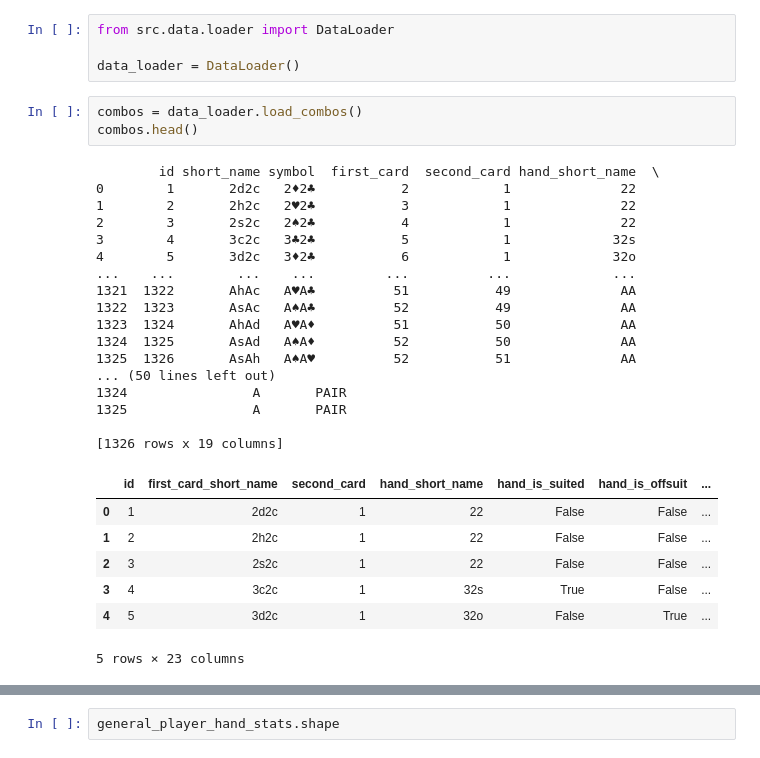
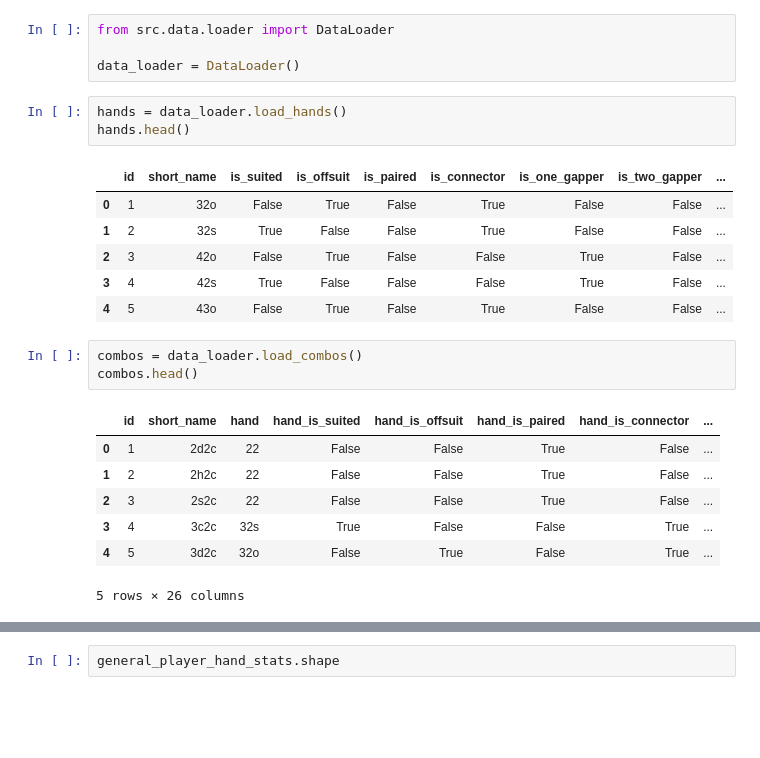
Before and after one commit to Manggy94/PokerDataAnalytics, a Jupyter notebook: notebooks/explore_hand_histories.ipynb, the cells around one changed output, grey strips where cells are left out. Saved outputs shown, nothing was run; the diff lists cells and outputs as text; blank space fills up the shorter version.

```diff
--- a/notebooks/explore_hand_histories.ipynb
+++ b/notebooks/explore_hand_histories.ipynb
@@ -7,34 +7,27 @@ True
 from src.data.loader import DataLoader
 
 data_loader = DataLoader()
+# %%
+hands = data_loader.load_hands()
+hands.head()
+# %% [output]
+|  | id | short_name | is_suited | is_offsuit | is_paired | is_connector | is_one_gapper | is_two_gapper | ... |
+| 0 | 1 | 32o | False | True | False | True | False | False | ... |
+| 1 | 2 | 32s | True | False | False | True | False | False | ... |
+| 2 | 3 | 42o | False | True | False | False | True | False | ... |
+| 3 | 4 | 42s | True | False | False | False | True | False | ... |
+| 4 | 5 | 43o | False | True | False | True | False | False | ... |
 # %%
 combos = data_loader.load_combos()
 combos.head()
 # %% [output]
+|  | id | short_name | hand | hand_is_suited | hand_is_offsuit | hand_is_paired | hand_is_connector | ... |
+| 0 | 1 | 2d2c | 22 | False | False | True | False | ... |
+| 1 | 2 | 2h2c | 22 | False | False | True | False | ... |
+| 2 | 3 | 2s2c | 22 | False | False | True | False | ... |
+| 3 | 4 | 3c2c | 32s | True | False | False | True | ... |
+| 4 | 5 | 3d2c | 32o | False | True | False | True | ... |
-        id short_name symbol  first_card  second_card hand_short_name  \
-0        1       2d2c   2♦2♣           2            1              22
-1        2       2h2c   2♥2♣           3            1              22
-2        3       2s2c   2♠2♣           4            1              22
-3        4       3c2c   3♣2♣           5            1             32s
-4        5       3d2c   3♦2♣           6            1             32o
-...    ...        ...    ...         ...          ...             ...
-1321  1322       AhAc   A♥A♣          51           49              AA
-1322  1323       AsAc   A♠A♣          52           49              AA
-1323  1324       AhAd   A♥A♦          51           50              AA
-1324  1325       AsAd   A♠A♦          52           50              AA
-1325  1326       AsAh   A♠A♥          52           51              AA
-... (50 lines left out)
-1324                A       PAIR
-1325                A       PAIR
-
-[1326 rows x 19 columns]
+5 rows × 26 columns
-|  | id | first_card_short_name | second_card | hand_short_name | hand_is_suited | hand_is_offsuit | ... |
-| 0 | 1 | 2d2c | 1 | 22 | False | False | ... |
-| 1 | 2 | 2h2c | 1 | 22 | False | False | ... |
-| 2 | 3 | 2s2c | 1 | 22 | False | False | ... |
-| 3 | 4 | 3c2c | 1 | 32s | True | False | ... |
-| 4 | 5 | 3d2c | 1 | 32o | False | True | ... |
-5 rows × 23 columns
 # %%
 general_player_hand_stats = data_loader.load_general_player_hand_stats()
 general_player_hand_stats.head()
```
Also changed, not shown: parts of 2 cells of this notebook, 7 other files.
